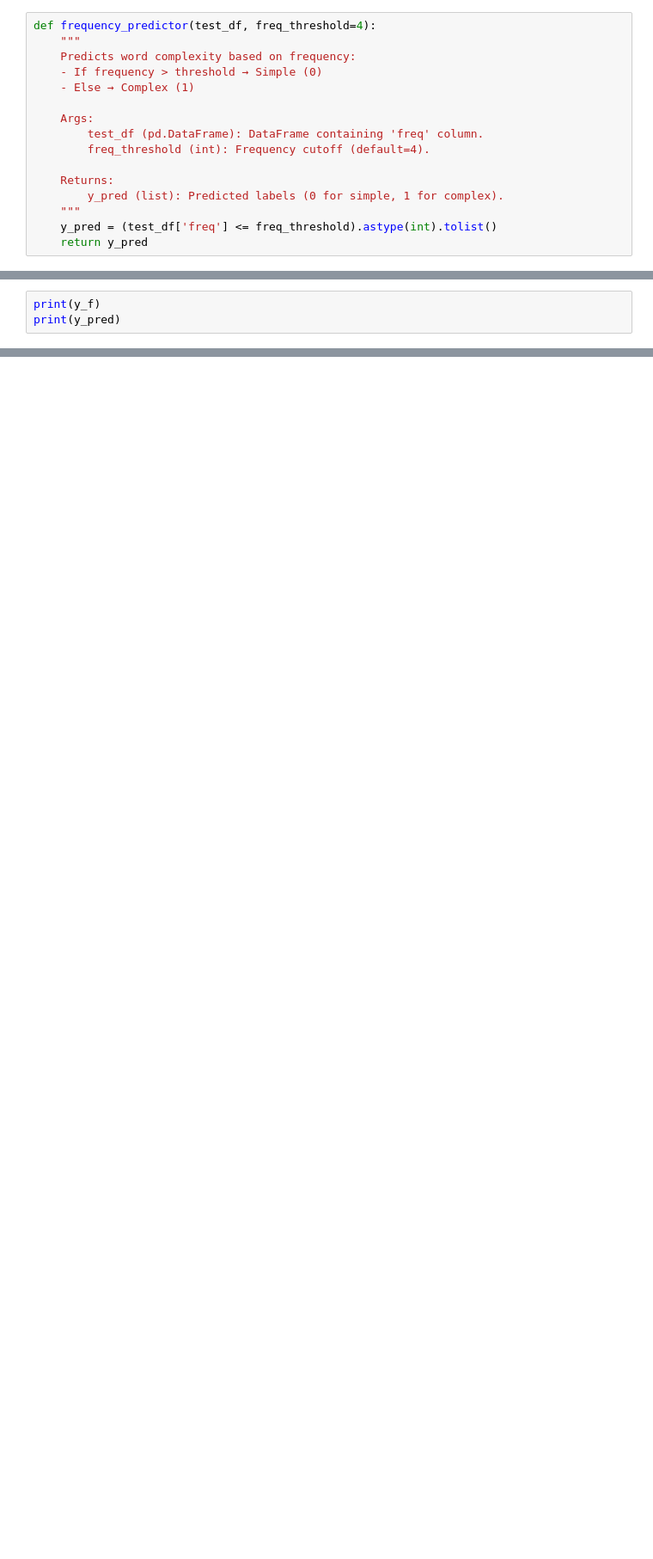
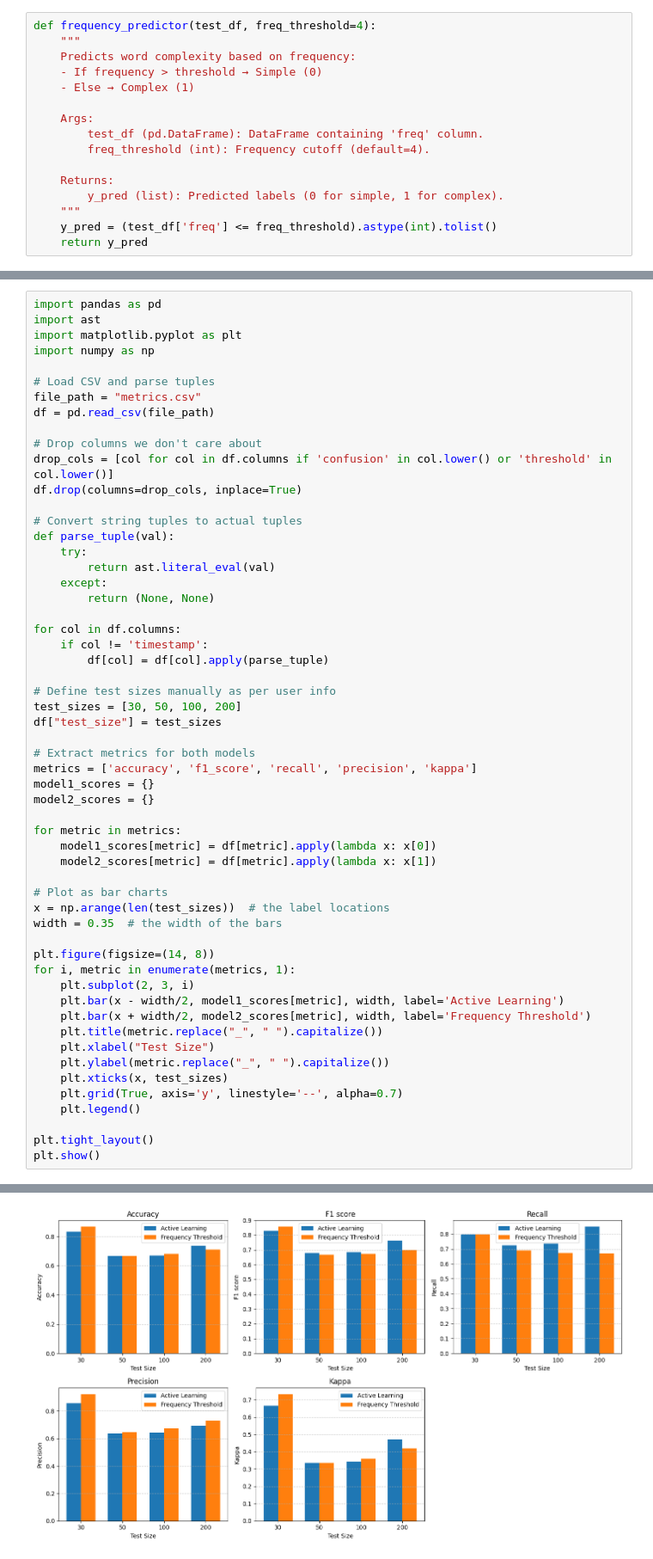
Before and after one commit to perviz822/pagsense, a Jupyter notebook: active_learning/active_learning.ipynb, the cells around one changed output, grey strips where cells are left out. Shown at 86% size. Cells and saved outputs as stored; diff of their text form; blank space fills up the shorter version.

Commit message:
1. FlashCard component has been created 2. Frequency Threshold method has been measured against Actively Learned method  for word difficulty classification. 3. Database schema has been created

```diff
--- a/active_learning/active_learning.ipynb
+++ b/active_learning/active_learning.ipynb
@@ -402,4 +452,57 @@ ValueError: Found array with 0 sample(s) (shape=(0, 3)) while a minimum of 1 is
 # %%
-print(y_f)
-print(y_pred)
+import pandas as pd
+import ast
+import matplotlib.pyplot as plt
+import numpy as np
+
+# Load CSV and parse tuples
+file_path = "metrics.csv"
+df = pd.read_csv(file_path)
+
+# Drop columns we don't care about
+drop_cols = [col for col in df.columns if 'confusion' in col.lower() or 'threshold' in col.lower()]
+df.drop(columns=drop_cols, inplace=True)
+
+# Convert string tuples to actual tuples
+def parse_tuple(val):
+    try:
+        return ast.literal_eval(val)
+    except:
+        return (None, None)
+
+for col in df.columns:
+    if col != 'timestamp':
+        df[col] = df[col].apply(parse_tuple)
+
+# Define test sizes manually as per user info
+test_sizes = [30, 50, 100, 200]
+df["test_size"] = test_sizes
+
+# Extract metrics for both models
+metrics = ['accuracy', 'f1_score', 'recall', 'precision', 'kappa']
+model1_scores = {}
+model2_scores = {}
+
+for metric in metrics:
+    model1_scores[metric] = df[metric].apply(lambda x: x[0])
+    model2_scores[metric] = df[metric].apply(lambda x: x[1])
+
+# Plot as bar charts
+x = np.arange(len(test_sizes))  # the label locations
+width = 0.35  # the width of the bars
+
+plt.figure(figsize=(14, 8))
+for i, metric in enumerate(metrics, 1):
+    plt.subplot(2, 3, i)
+    plt.bar(x - width/2, model1_scores[metric], width, label='Active Learning')
+    plt.bar(x + width/2, model2_scores[metric], width, label='Frequency Threshold')
+    plt.title(metric.replace("_", " ").capitalize())
+    plt.xlabel("Test Size")
+    plt.ylabel(metric.replace("_", " ").capitalize())
+    plt.xticks(x, test_sizes)
+    plt.grid(True, axis='y', linestyle='--', alpha=0.7)
+    plt.legend()
+
+plt.tight_layout()
+plt.show()
 # %% [output]
@@ -407,0 +509 @@ print(y_pred)
+[figure, added]
```
Also changed, not shown: parts of 9 cells of this notebook, 12 other files.
